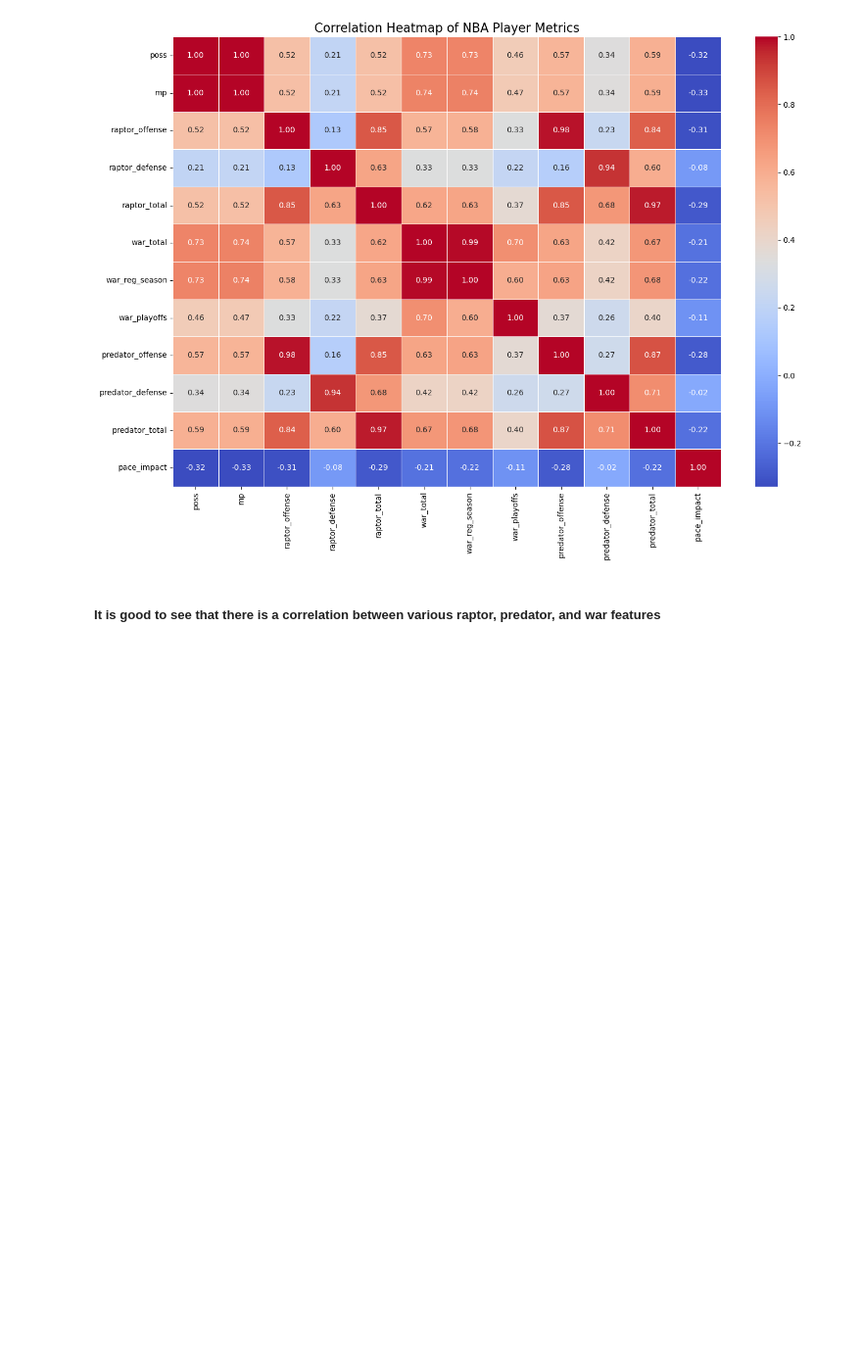
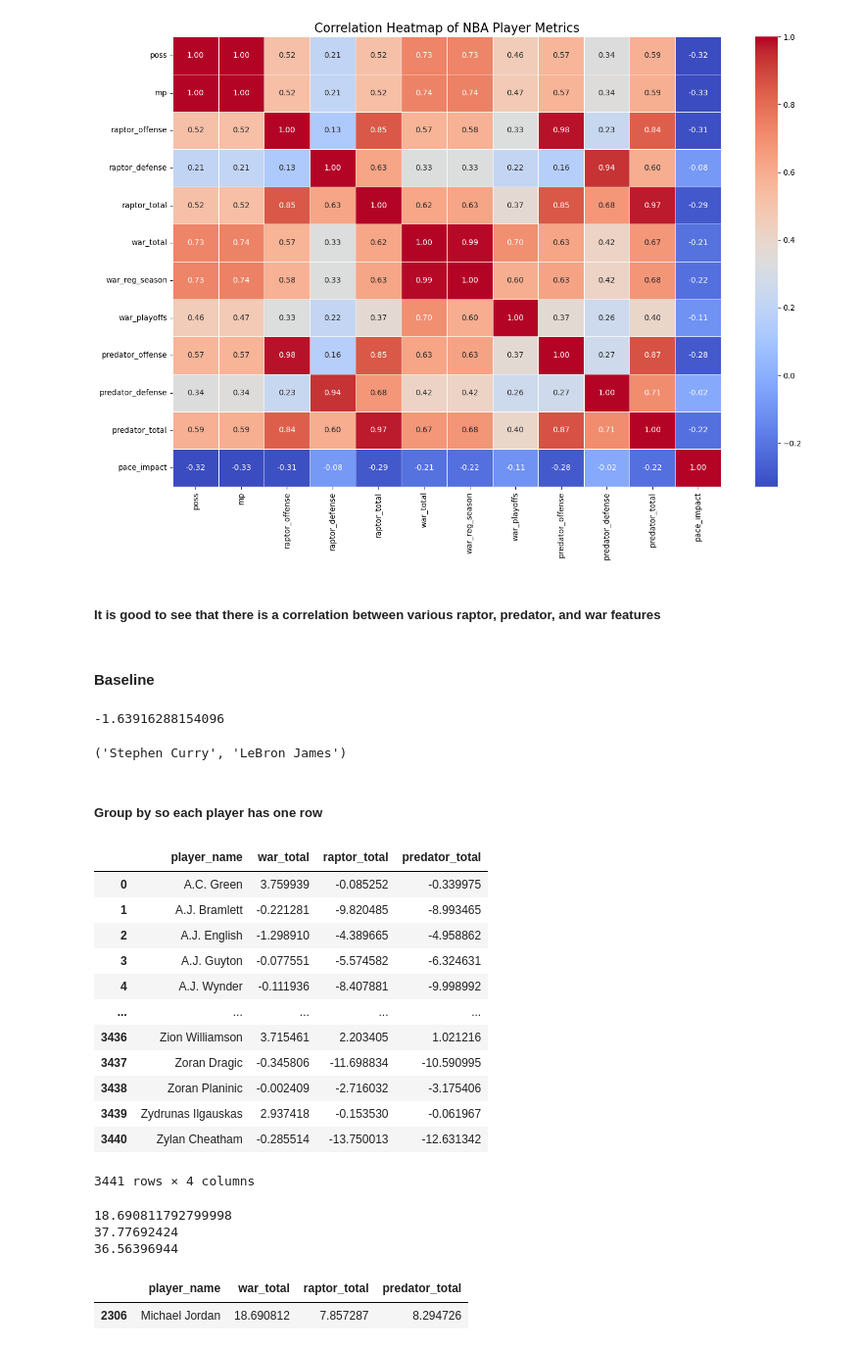
Before and after one commit to SarvaniK-26/NBATrade, a Jupyter notebook: nbatrades.ipynb, the cells around one changed output. Shown at 98% size. Drawn from its saved outputs; the diff is of its cells as text; code cells hidden in the pictures; blank space fills up the shorter version.

```diff
--- a/nbatrades.ipynb
+++ b/nbatrades.ipynb
@@ -315,0 +333,51 @@ plt.show()
+# %% [markdown]
+#### Baseline
+# %%
+w1 = (.6 * p1_raptor) + (.3 * p1_war) + (.1 * p1_predator)
+w2 =  (.6 * p2_raptor) + (.3 * p2_war) + (.1 * p2_predator)
+print(w1-w2)
+
+
+# if w1-w2 > 0 then w1 is better
+# if w1-w2 < 0 then w2 is better
+# %% [output]
+-1.63916288154096
+# %%
+p1,p2
+# %% [output]
+('Stephen Curry', 'LeBron James')
+# %% [markdown]
+##### Group by so each player has one row
+# %%
+player_avg_stats = stats.groupby('player_name', as_index=False)[
+    ['war_total', 'raptor_total', 'predator_total']
+].mean()
+
+player_avg_stats
+# %% [output]
+|  | player_name | war_total | raptor_total | predator_total |
+| 0 | A.C. Green | 3.759939 | -0.085252 | -0.339975 |
+| 1 | A.J. Bramlett | -0.221281 | -9.820485 | -8.993465 |
+| 2 | A.J. English | -1.298910 | -4.389665 | -4.958862 |
+| 3 | A.J. Guyton | -0.077551 | -5.574582 | -6.324631 |
+| 4 | A.J. Wynder | -0.111936 | -8.407881 | -9.998992 |
+| ... | ... | ... | ... | ... |
+| 3436 | Zion Williamson | 3.715461 | 2.203405 | 1.021216 |
+| 3437 | Zoran Dragic | -0.345806 | -11.698834 | -10.590995 |
+| 3438 | Zoran Planinic | -0.002409 | -2.716032 | -3.175406 |
+| 3439 | Zydrunas Ilgauskas | 2.937418 | -0.153530 | -0.061967 |
+| 3440 | Zylan Cheatham | -0.285514 | -13.750013 | -12.631342 |
+3441 rows × 4 columns
+# %%
+print(player_avg_stats.war_total.max())
+print(player_avg_stats.raptor_total.max())
+print(player_avg_stats.predator_total.max())
+# %% [output]
+18.690811792799998
+37.77692424
+36.56396944
+# %%
+player_avg_stats[player_avg_stats['player_name'] == 'Michael Jordan']
+# %% [output]
+|  | player_name | war_total | raptor_total | predator_total |
+| 2306 | Michael Jordan | 18.690812 | 7.857287 | 8.294726 |
```
Also changed, not shown: parts of 18 cells of this notebook, 1 other file.
